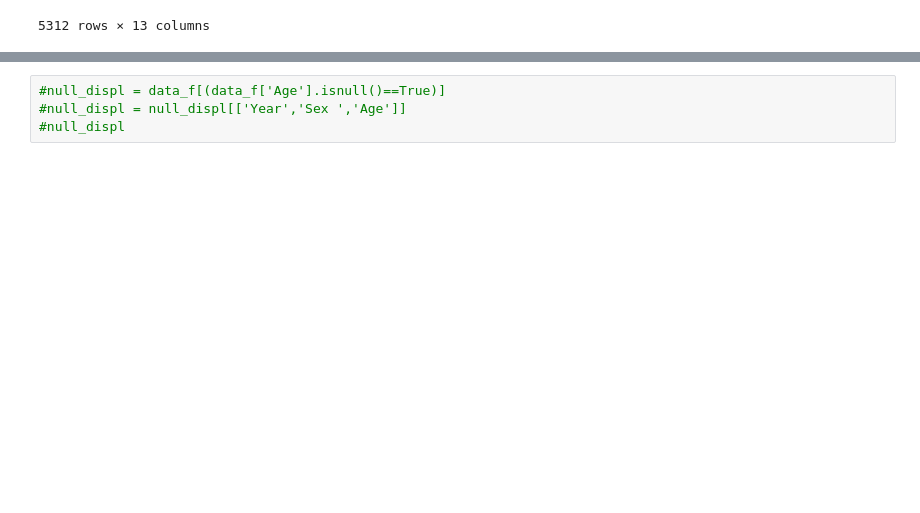
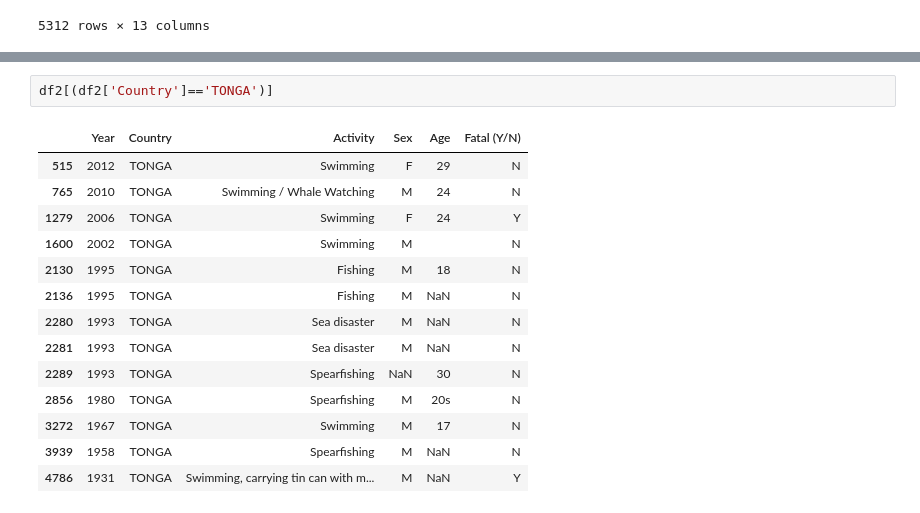
Before and after one commit to blancalluch/Pandas-project, a Jupyter notebook: Manipulation-DataSet.ipynb, the cells around one changed output, grey strips where cells are left out. Drawn from its saved outputs; the diff is of its cells as text; blank space fills up the shorter version.

```diff
--- a/Manipulation-DataSet.ipynb
+++ b/Manipulation-DataSet.ipynb
@@ -51,4 +71,17 @@ d_C
-# %%
-#null_displ = data_f[(data_f['Age'].isnull()==True)]
-#null_displ = null_displ[['Year','Sex ','Age']]
-#null_displ
+# %%
+df2[(df2['Country']=='TONGA')]
+# %% [output]
+|  | Year | Country | Activity | Sex | Age | Fatal (Y/N) |
+| 515 | 2012 | TONGA | Swimming | F | 29 | N |
+| 765 | 2010 | TONGA | Swimming / Whale Watching | M | 24 | N |
+| 1279 | 2006 | TONGA | Swimming | F | 24 | Y |
+| 1600 | 2002 | TONGA | Swimming | M |  | N |
+| 2130 | 1995 | TONGA | Fishing | M | 18 | N |
+| 2136 | 1995 | TONGA | Fishing | M | NaN | N |
+| 2280 | 1993 | TONGA | Sea disaster | M | NaN | N |
+| 2281 | 1993 | TONGA | Sea disaster | M | NaN | N |
+| 2289 | 1993 | TONGA | Spearfishing | NaN | 30 | N |
+| 2856 | 1980 | TONGA | Spearfishing | M | 20s | N |
+| 3272 | 1967 | TONGA | Swimming | M | 17 | N |
+| 3939 | 1958 | TONGA | Spearfishing | M | NaN | N |
+| 4786 | 1931 | TONGA | Swimming, carrying tin can with m... | M | NaN | Y |
```
Also changed, not shown: parts of 6 cells of this notebook.
